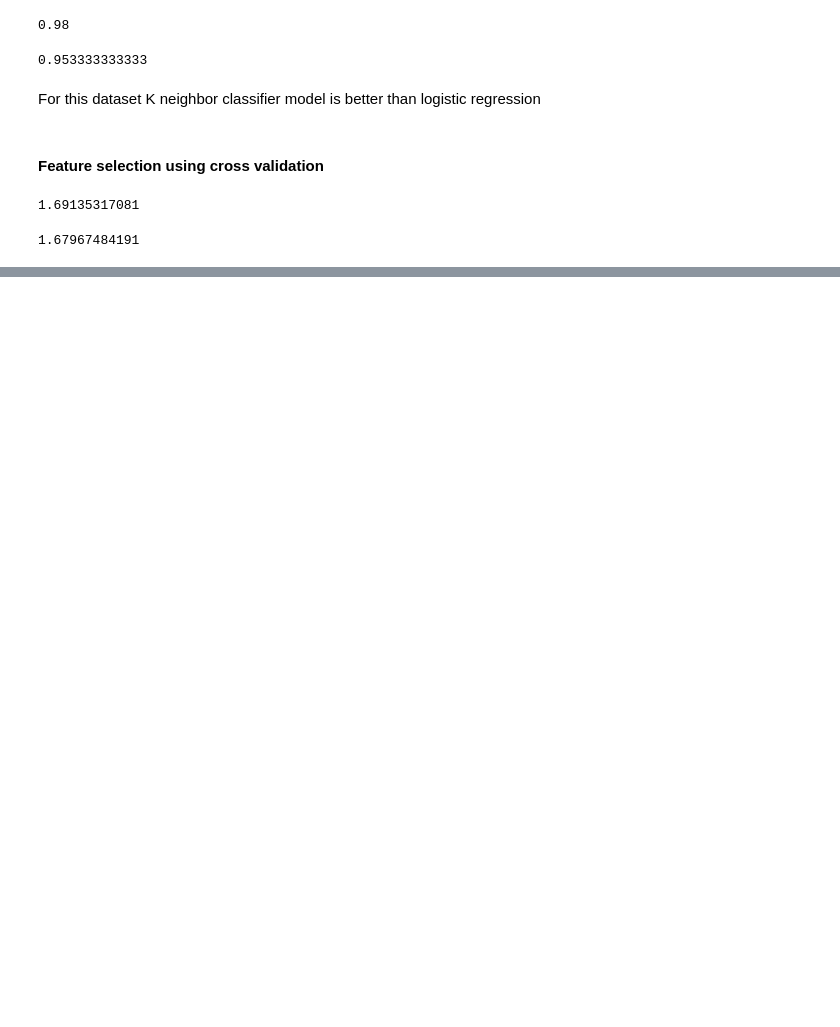
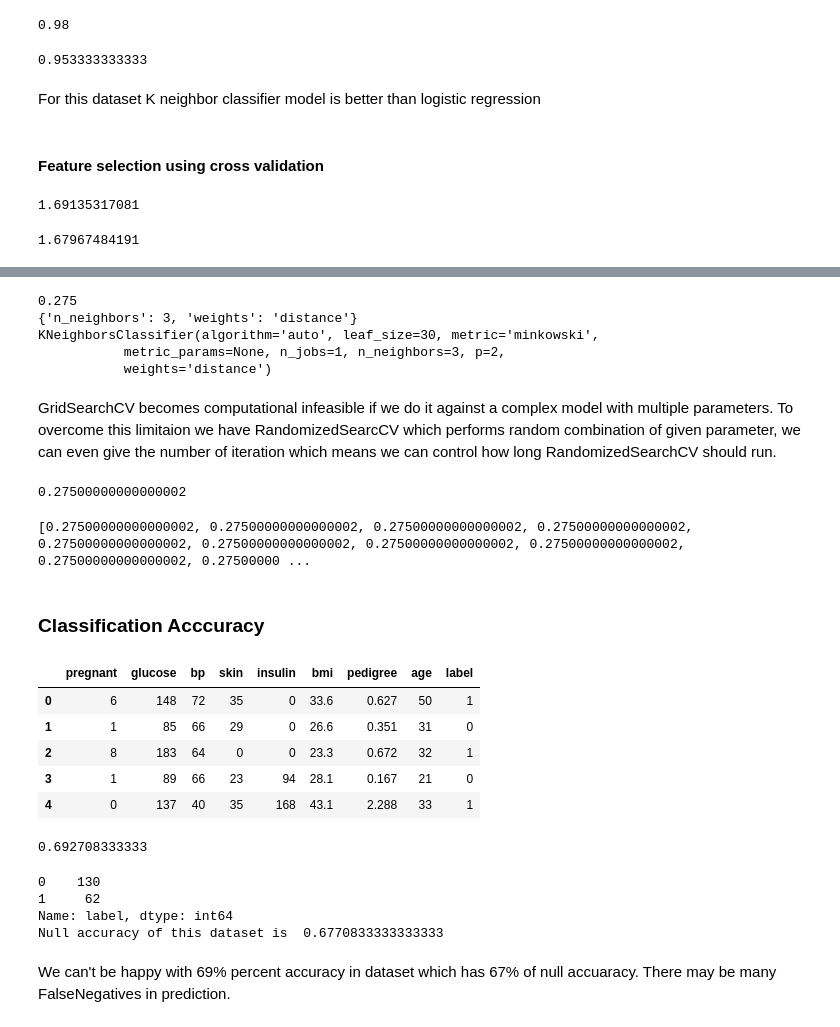
Before and after one commit to vimal1083/Machine-learning-using-scikit-learn, a Jupyter notebook: scikit_playground.ipynb, the cells around one changed output, grey strips where cells are left out. Saved outputs shown, nothing was run; the diff lists cells and outputs as text; code cells hidden in the pictures; blank space fills up the shorter version.

```diff
--- a/scikit_playground.ipynb
+++ b/scikit_playground.ipynb
@@ -231,0 +322,47 @@ print(np.sqrt(-cross_val_score(lr, X, y, cv=10, scoring='mean_squared_error')).m
+# %%
+print(grid.best_score_)
+print(grid.best_params_)
+print(grid.best_estimator_)
+# %% [output]
+0.275
+{'n_neighbors': 3, 'weights': 'distance'}
+KNeighborsClassifier(algorithm='auto', leaf_size=30, metric='minkowski',
+           metric_params=None, n_jobs=1, n_neighbors=3, p=2,
+           weights='distance')
+# %% [markdown]
+GridSearchCV becomes computational infeasible if we do it against a complex model with multiple parameters. To overcome this limitaion we have RandomizedSearcCV which performs random combination of given parameter, we can even give the number of iteration which means we can control how long RandomizedSearchCV should run.
+# %%
+from sklearn.grid_search import RandomizedSearchCV
+
+param_dist = dict(n_neighbors=list(range(1,30)), weights=weight_options)
+
+rand = RandomizedSearchCV(knn, param_dist, cv=10, scoring='accuracy', n_jobs=-1, n_iter=50, random_state=5)
+
+rand.fit(X, y)
+rand.best_score_
+# %% [output]
+0.27500000000000002
+# %%
+best_scores = []
+
+for _ in range(1, 20):
+    rand = RandomizedSearchCV(knn, param_dist, cv=10, scoring='accuracy', n_jobs=-1, n_iter=50, random_state=5)
+    rand.fit(X, y)
+    best_scores.append(round(rand.best_score_, 3))
+print(best_scores)
+# %% [output]
+[0.27500000000000002, 0.27500000000000002, 0.27500000000000002, 0.27500000000000002, 0.27500000000000002, 0.27500000000000002, 0.27500000000000002, 0.27500000000000002, 0.27500000000000002, 0.27500000 ...
+# %% [markdown]
+### Classification Acccuracy
+# %%
+url = 'https://archive.ics.uci.edu/ml/machine-learning-databases/pima-indians-diabetes/pima-indians-diabetes.data'
+col_names = ['pregnant', 'glucose', 'bp', 'skin', 'insulin', 'bmi', 'pedigree', 'age', 'label']
+pima = pd.read_csv(url, header=None, names=col_names)
+pima.head()
+# %% [output]
+|  | pregnant | glucose | bp | skin | insulin | bmi | pedigree | age | label |
+| 0 | 6 | 148 | 72 | 35 | 0 | 33.6 | 0.627 | 50 | 1 |
+| 1 | 1 | 85 | 66 | 29 | 0 | 26.6 | 0.351 | 31 | 0 |
+| 2 | 8 | 183 | 64 | 0 | 0 | 23.3 | 0.672 | 32 | 1 |
+| 3 | 1 | 89 | 66 | 23 | 94 | 28.1 | 0.167 | 21 | 0 |
+| 4 | 0 | 137 | 40 | 35 | 168 | 43.1 | 2.288 | 33 | 1 |
@@ -231,0 +375,17 @@ print(np.sqrt(-cross_val_score(lr, X, y, cv=10, scoring='mean_squared_error')).m
+# %%
+logreg = LogisticRegression()
+logreg.fit(x_train, y_train)
+y_predicted_class = logreg.predict(x_test)
+print(metrics.accuracy_score(y_test, y_predicted_class))
+# %% [output]
+0.692708333333
+# %%
+print(y_test.value_counts())
+print('Null accuracy of this dataset is ', max(y_test.mean(), 1 - y_test.mean()))
+# %% [output]
+0    130
+1     62
+Name: label, dtype: int64
+Null accuracy of this dataset is  0.6770833333333333
+# %% [markdown]
+We can't be happy with 69% percent accuracy in dataset which has 67% of null accuaracy. There may be many FalseNegatives in prediction.
```
Also changed, not shown: parts of 21 cells of this notebook.
